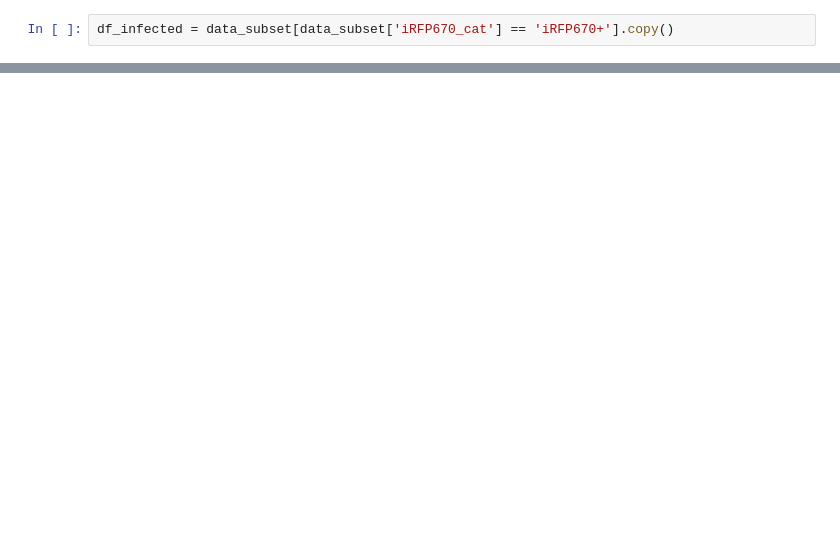
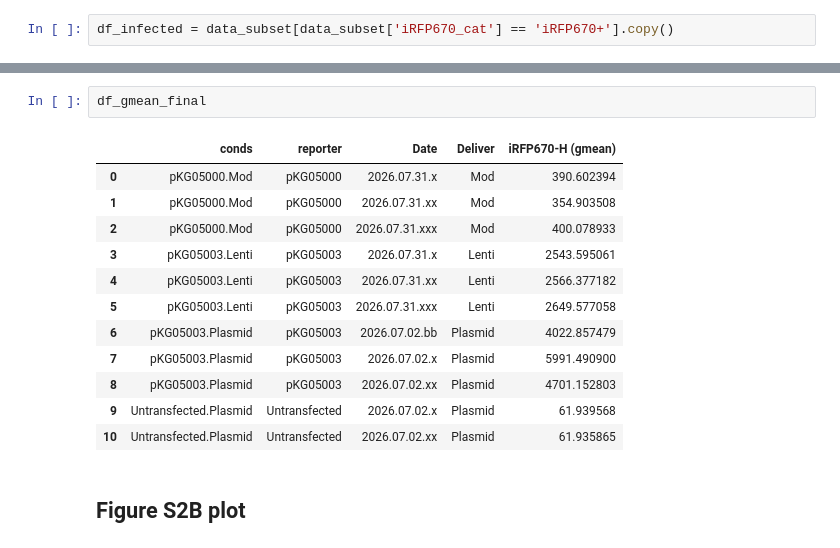
Before and after one commit to GallowayLabMIT/dasit_manuscript, a Jupyter notebook: Figure_2/Figure_2_iRFP.ipynb, the cells around one changed output, grey strips where cells are left out. Saved outputs shown, nothing was run; the diff lists cells and outputs as text; blank space fills up the shorter version.

```diff
--- a/Figure_2/Figure_2_iRFP.ipynb
+++ b/Figure_2/Figure_2_iRFP.ipynb
@@ -201,3 +214,20 @@ display(df_subset)
+# %%
+df_gmean_final
+# %% [output]
+|  | conds | reporter | Date | Deliver | iRFP670-H (gmean) |
+| 0 | pKG05000.Mod | pKG05000 | 2026.07.31.x | Mod | 390.602394 |
+| 1 | pKG05000.Mod | pKG05000 | 2026.07.31.xx | Mod | 354.903508 |
+| 2 | pKG05000.Mod | pKG05000 | 2026.07.31.xxx | Mod | 400.078933 |
+| 3 | pKG05003.Lenti | pKG05003 | 2026.07.31.x | Lenti | 2543.595061 |
+| 4 | pKG05003.Lenti | pKG05003 | 2026.07.31.xx | Lenti | 2566.377182 |
+| 5 | pKG05003.Lenti | pKG05003 | 2026.07.31.xxx | Lenti | 2649.577058 |
+| 6 | pKG05003.Plasmid | pKG05003 | 2026.07.02.bb | Plasmid | 4022.857479 |
+| 7 | pKG05003.Plasmid | pKG05003 | 2026.07.02.x | Plasmid | 5991.490900 |
+| 8 | pKG05003.Plasmid | pKG05003 | 2026.07.02.xx | Plasmid | 4701.152803 |
+| 9 | Untransfected.Plasmid | Untransfected | 2026.07.02.x | Plasmid | 61.939568 |
+| 10 | Untransfected.Plasmid | Untransfected | 2026.07.02.xx | Plasmid | 61.935865 |
+# %% [markdown]
+## Figure S2B plot
 # %%
 # Plotting params
 x = 'conds'
```
Also changed, not shown: parts of 19 cells of this notebook, 2 other files.
